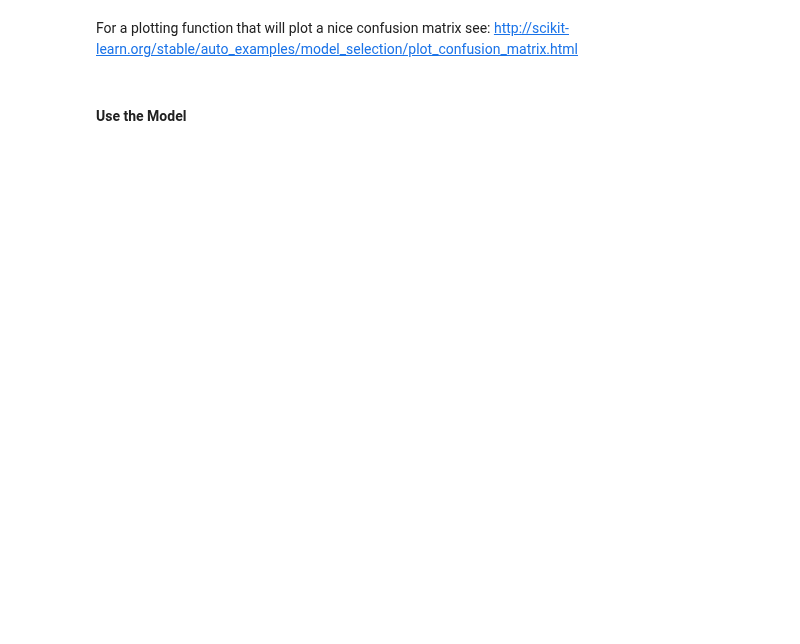
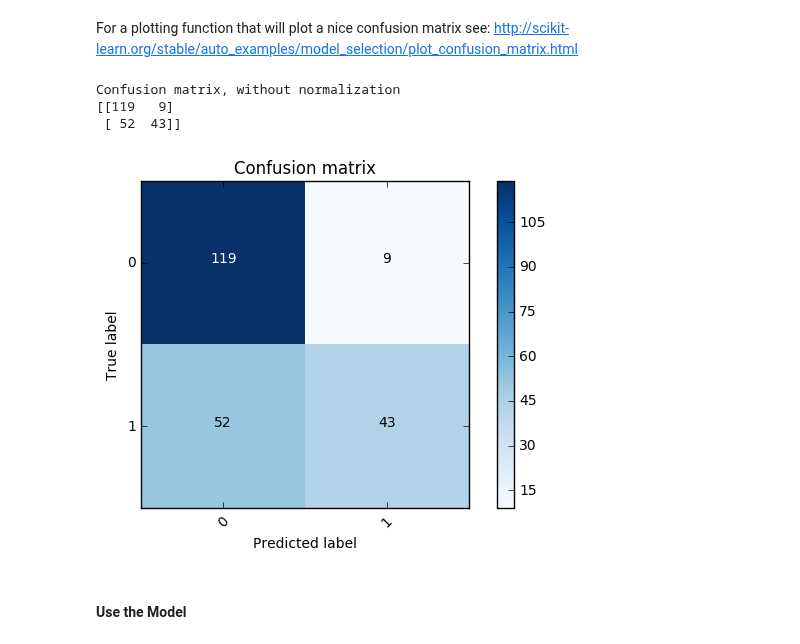
Before and after one commit to alasdaird/SYD_DAT_6, a Jupyter notebook: labs/Week 5/Decision Trees/Monday November 7 - Decision Trees.Alister.ipynb, the cells around one changed output. Drawn from its saved outputs; the diff is of its cells as text; code cells hidden in the pictures; blank space fills up the shorter version.

```diff
--- a/labs/Week 5/Decision Trees/Monday November 7 - Decision Trees.Alister.ipynb
+++ b/labs/Week 5/Decision Trees/Monday November 7 - Decision Trees.Alister.ipynb
@@ -34,3 +51,3 @@ d.groupby(['Sex', 'Pclass']).Age.apply(lambda x: x.isnull().sum()) / d.groupby([
 # %%
 # Fill in missing values with the mean value (use .fillna())
-d['___'] = d['___'].fillna(d['___'].mean())
+d['Age'] = d['Age'].fillna(d['Age'].mean())
@@ -37,3 +60,3 @@ d['___'] = d['___'].fillna(d['___'].mean())
 # %%
 # Convert any text categorical features to numeric for scikit learn
-d['Sex'] = np.____(d.Sex == 'female', 1, 0)
+d['Sex'] = np.where(d.Sex == 'female', 1, 0)
@@ -52,8 +104,12 @@ d.groupby(['Pclass', 'Spouse']).Survived.mean() # Having a spouse appears to inc
 # %% [markdown]
 #### Split into training and test datasets, and build the model
+# %%
+survived = d['Survived']
+
+del d['Survived']
 # %%
 # Now, split the data into training and test sets
-X_train, X_test, y_train, y_test = _________________(d,survived, random_state=1)
+X_train, X_test, y_train, y_test = train_test_split(d, survived, random_state=1)
 # %%
 # Create a decision tree classifier object (start out with a small tree for interpretability)
 ctree = tree.DecisionTreeClassifier(random_state=1, max_depth=2)
@@ -73,17 +136,22 @@ For a plotting function that will plot a nice confusion matrix see: http://sciki
 %run confusion_matrix_nice
 # %%
 # get the predictions (not the probabilities)
-y_pred_class = ctree.______(X_test)
+y_pred_class = ctree.predict(X_test)
 
 # plot an attractive confusion matrix
-cnf_mat = metrics.confusion_matrix(y_test, ________, labels = titanic.Survived.unique())
+cnf_mat = metrics.confusion_matrix(y_test, y_pred_class, labels = titanic.Survived.unique())
 class_labels = titanic.Survived.unique()
 plt.figure()
 plot_confusion_matrix(cnf_mat, class_labels,
                           normalize=False,
                           title='Confusion matrix',
                           cmap=plt.cm.Blues)
 plt.show()
+# %% [output]
+Confusion matrix, without normalization
+[[119   9]
+ [ 52  43]]
+[figure, added]
 # %% [markdown]
 #### Use the Model
 # %%
```
Also changed, not shown: parts of 21 cells of this notebook, 3 other files.
